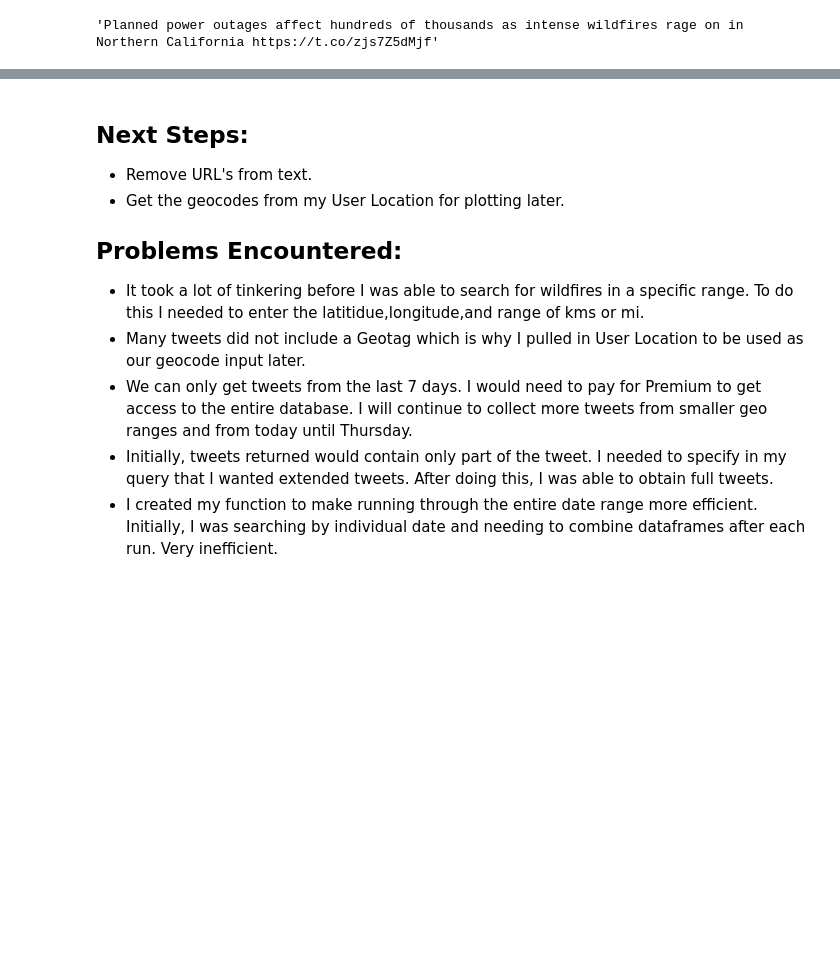
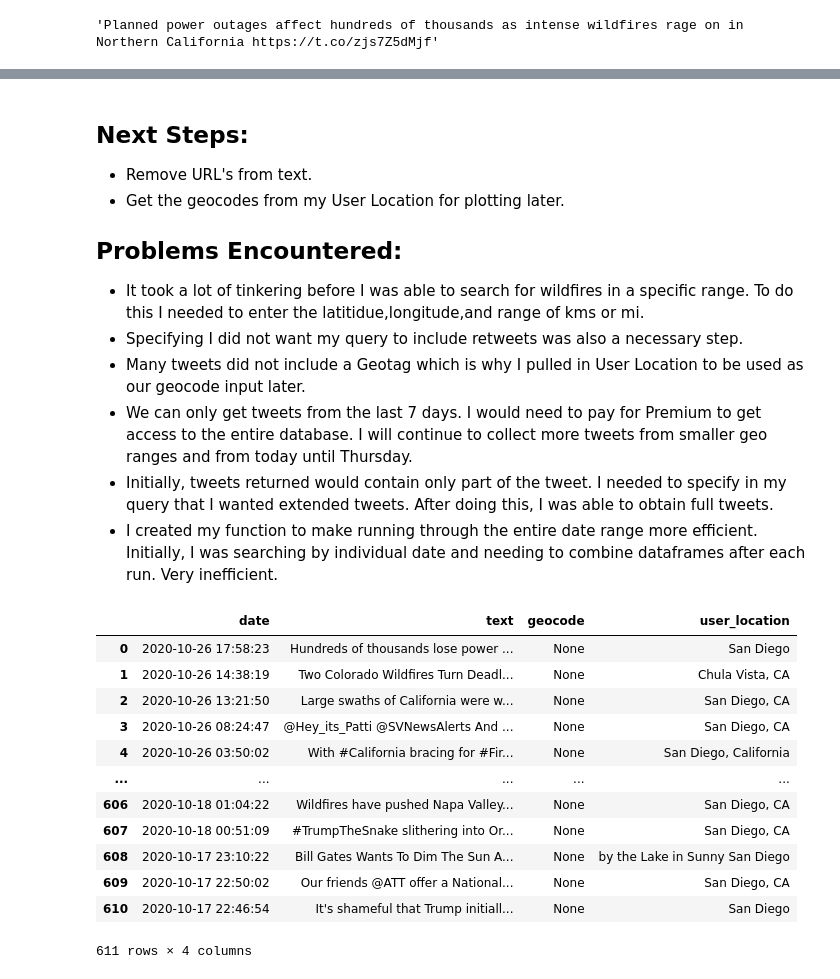
Before and after one commit to jefremides/Project_5, a Jupyter notebook: sean.ipynb, the cells around one changed output, grey strips where cells are left out. Saved outputs shown, nothing was run; the diff lists cells and outputs as text; code cells hidden in the pictures; blank space fills up the shorter version.

```diff
--- a/sean.ipynb
+++ b/sean.ipynb
@@ -102,7 +120,28 @@ best.to_csv('twitter/best_tweets.csv',index=False)
 ## Problems Encountered:
 
 - It took a lot of tinkering before I was able to search for wildfires in a specific range. To do this I needed to enter the latitidue,longitude,and range of kms or mi.
+- Specifying I did not want my query to include retweets was also a necessary step.
 - Many tweets did not include a Geotag which is why I pulled in User Location to be used as our geocode input later.
 - We can only get tweets from the last 7 days. I would need to pay for Premium to get access to the entire database. I will continue to collect more tweets from smaller geo ranges and from today until Thursday.
 - Initially, tweets returned would contain only part of the tweet. I needed to specify in my query that I wanted extended tweets. After doing this, I was able to obtain full tweets.
 - I created my function to make running through the entire date range more efficient. Initially, I was searching by individual date and needing to combine dataframes after each run. Very inefficient.
+# %%
+sd_geo = '32.71533,-117.15726,15mi'
+# %%
+sd_tweets = get_tweets(sd_geo,my_dates)
+# %%
+sd_tweets
+# %% [output]
+|  | date | text | geocode | user_location |
+| 0 | 2020-10-26 17:58:23 | Hundreds of thousands lose power ... | None | San Diego |
+| 1 | 2020-10-26 14:38:19 | Two Colorado Wildfires Turn Deadl... | None | Chula Vista, CA |
+| 2 | 2020-10-26 13:21:50 | Large swaths of California were w... | None | San Diego, CA |
+| 3 | 2020-10-26 08:24:47 | @Hey_its_Patti @SVNewsAlerts And ... | None | San Diego, CA |
+| 4 | 2020-10-26 03:50:02 | With #California bracing for #Fir... | None | San Diego, California |
+| ... | ... | ... | ... | ... |
+| 606 | 2020-10-18 01:04:22 | Wildfires have pushed Napa Valley... | None | San Diego, CA |
+| 607 | 2020-10-18 00:51:09 | #TrumpTheSnake slithering into Or... | None | San Diego, CA |
+| 608 | 2020-10-17 23:10:22 | Bill Gates Wants To Dim The Sun A... | None | by the Lake in Sunny San Diego |
+| 609 | 2020-10-17 22:50:02 | Our friends @ATT offer a National... | None | San Diego, CA |
+| 610 | 2020-10-17 22:46:54 | It's shameful that Trump initiall... | None | San Diego |
+611 rows × 4 columns
```
Also changed, not shown: parts of 50 cells of this notebook, 4 other files.
